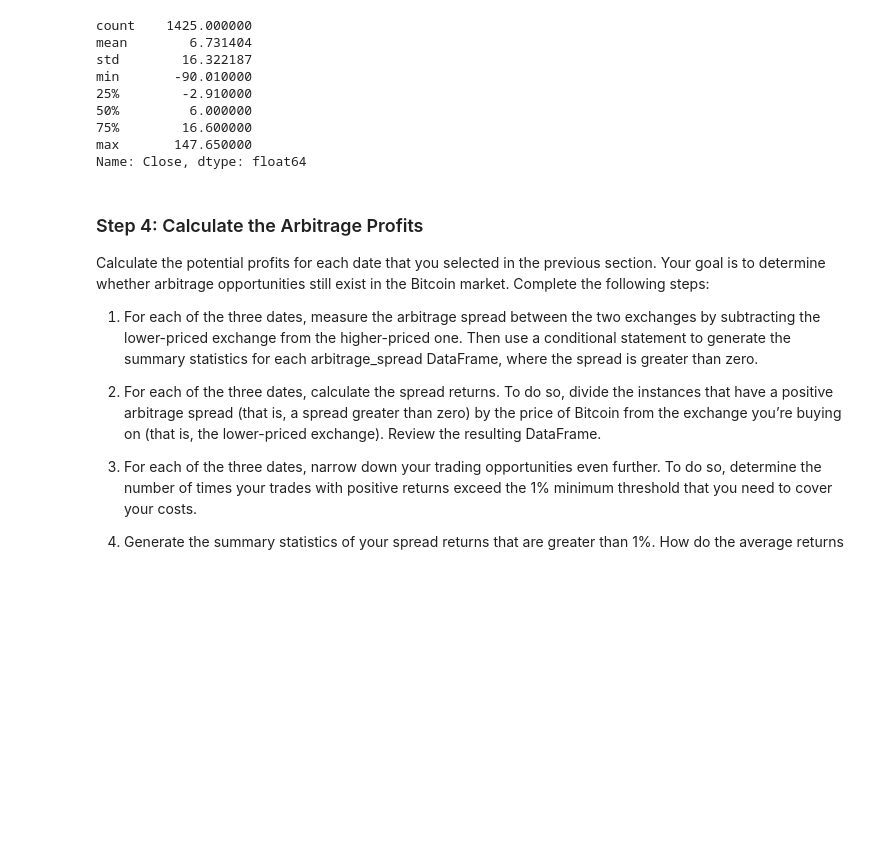
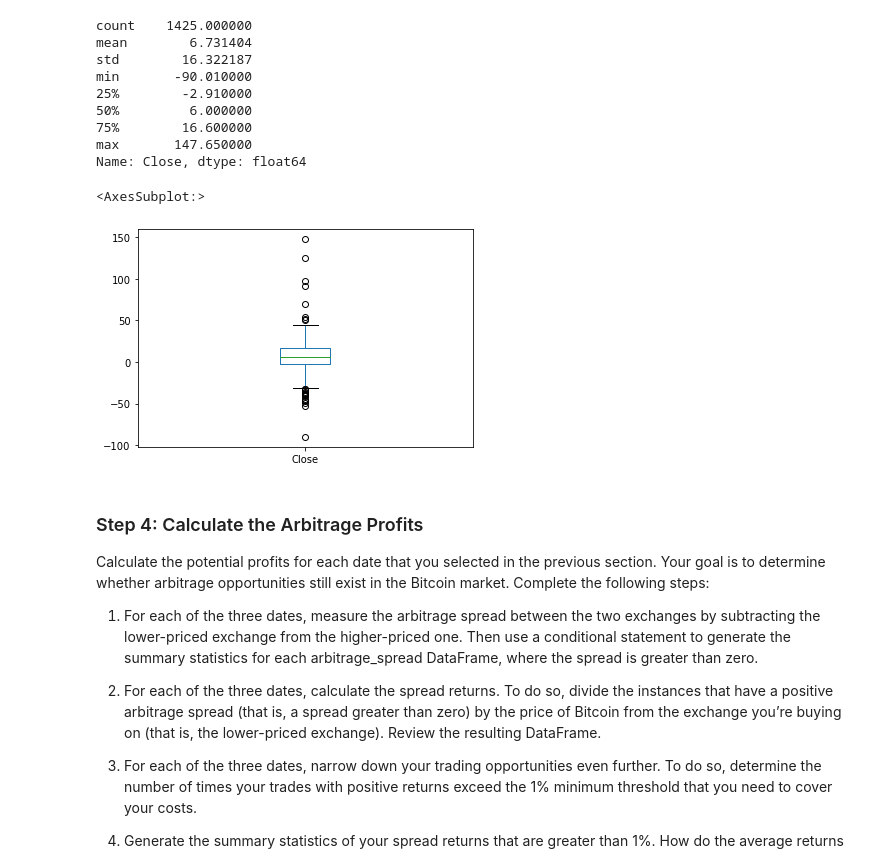
Before and after one commit to mrlandero/Bitcoin_Arbitrage_Profits, a Jupyter notebook: Starter_Code/crypto_arbitrage.ipynb, the cells around one changed output. Drawn from its saved outputs; the diff is of its cells as text; code cells hidden in the pictures; blank space fills up the shorter version.

Commit message:
Generated Box Plot for arbitrage_spread_late

```diff
--- a/Starter_Code/crypto_arbitrage.ipynb
+++ b/Starter_Code/crypto_arbitrage.ipynb
@@ -440,7 +440,10 @@ max       147.650000
 Name: Close, dtype: float64
 # %%
 # Visualize the arbitrage spread from late in the dataset in a box plot
-# YOUR CODE HERE
+arbitrage_spread_late.plot(kind="box")
+# %% [output]
+<AxesSubplot:>
+[figure, added]
 # %% [markdown]
 ### Step 4: Calculate the Arbitrage Profits
 
```
